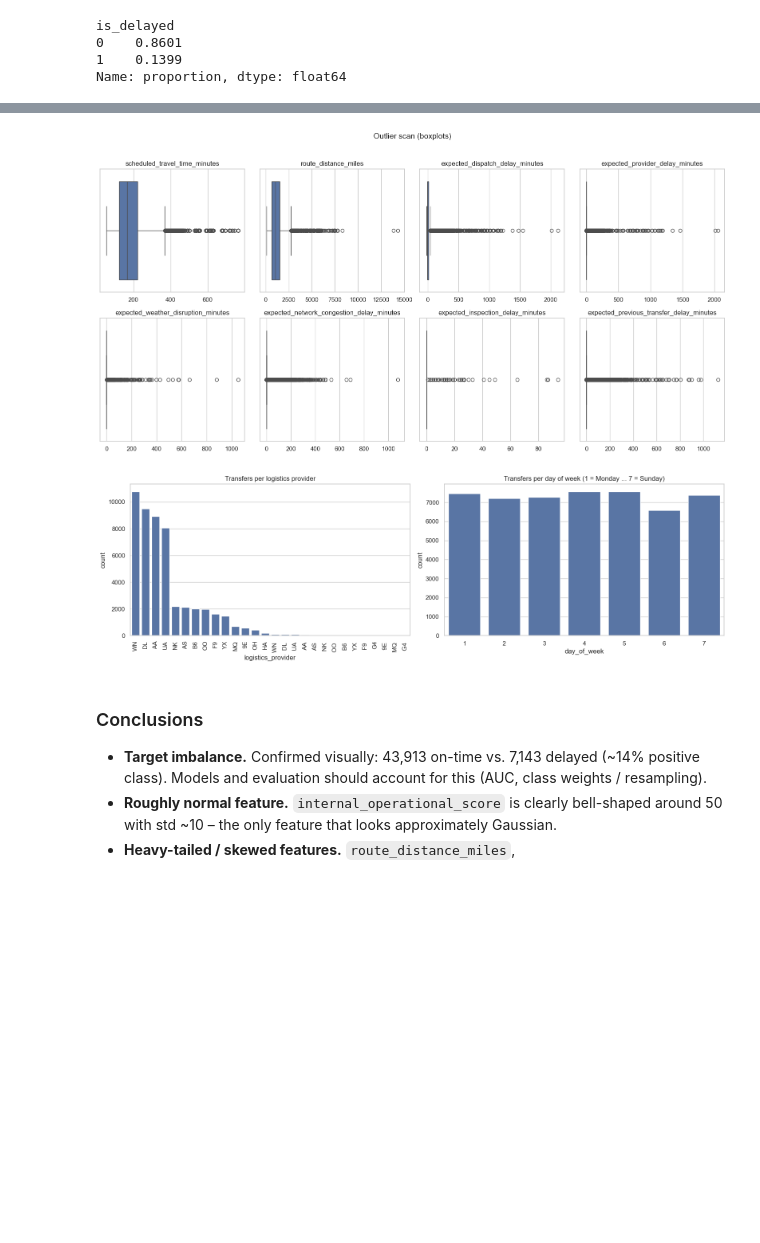
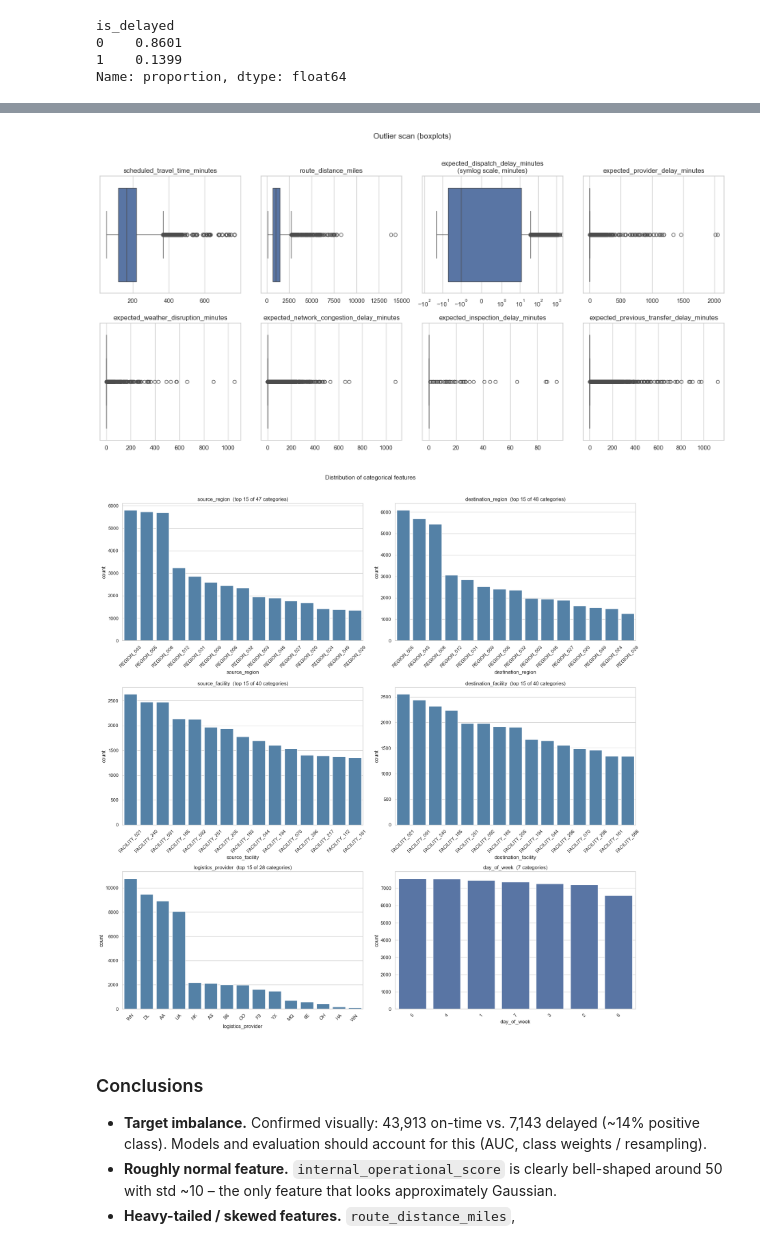
Before and after one commit to tomerbd007/LogisticsTransferPrediction, a Jupyter notebook: main.ipynb, the cells around one changed output, grey strips where cells are left out. Cells and saved outputs as stored; diff of their text form; code cells hidden in the pictures; blank space fills up the shorter version.

```diff
--- a/main.ipynb
+++ b/main.ipynb
@@ -232,6 +236,9 @@ for ax, col in zip(axes, box_cols):
     sns.boxplot(x=df[col], ax=ax)
     ax.set_title(col)
     ax.set_xlabel("")
+    if col == "expected_dispatch_delay_minutes":
+        ax.set_xscale("symlog", linthresh=1)
+        ax.set_title(f"{col}\n(symlog scale, minutes)")
 
 for ax in axes[len(box_cols):]:
     ax.set_visible(False)
@@ -240,23 +247,41 @@ fig.suptitle("Outlier scan (boxplots)", y=1.02, fontsize=14)
 fig.tight_layout()
 plt.show()
 # %% [output]
-[figure, old version]
+[figure, new version]
 # %%
-# Frequency of the two main categorical features
-fig, axes = plt.subplots(1, 2, figsize=(16, 5))
+# Distribution of all categorical features
+# Low-cardinality features (logistics_provider, day_of_week): full countplot.
+# High-cardinality features (regions, facilities): top 15 categories by count.
+# All plots share the same orientation: count on y-axis, category value on x-axis.
 
-order = df["logistics_provider"].value_counts().index
-sns.countplot(data=df, x="logistics_provider", order=order, ax=axes[0])
-axes[0].set_title("Transfers per logistics provider")
-axes[0].tick_params(axis="x", rotation=90)
+TOP_N = 15
 
-sns.countplot(data=df, x="day_of_week", ax=axes[1])
-axes[1].set_title("Transfers per day of week (1 = Monday ... 7 = Sunday)")
+fig, axes = plt.subplots(3, 2, figsize=(18, 18))
+axes = axes.flatten()
 
+for ax, col in zip(axes, categorical_cols):
+    counts = df[col].value_counts()
+    n_unique = len(counts)
+
+    if n_unique <= 20:
+        # Show all categories
+        sns.countplot(data=df, x=col, order=counts.index, ax=ax)
+        ax.set_title(f"{col}  ({n_unique} categories)")
+    else:
+        # Show only top N by frequency
+        top = counts.head(TOP_N)
+        sns.barplot(x=top.index, y=top.values, color="steelblue", ax=ax)
+        ax.set_title(f"{col}  (top {TOP_N} of {n_unique} categories)")
+        ax.set_ylabel("count")
+
+    ax.tick_params(axis="x", rotation=45)
+    ax.set_xlabel(col)
+
+fig.suptitle("Distribution of categorical features", y=1.01, fontsize=14)
 fig.tight_layout()
 plt.show()
 # %% [output]
-[figure, old version]
+[figure, new version]
 # %% [markdown]
 ### Conclusions
 
```
Also changed, not shown: parts of 35 cells of this notebook.
